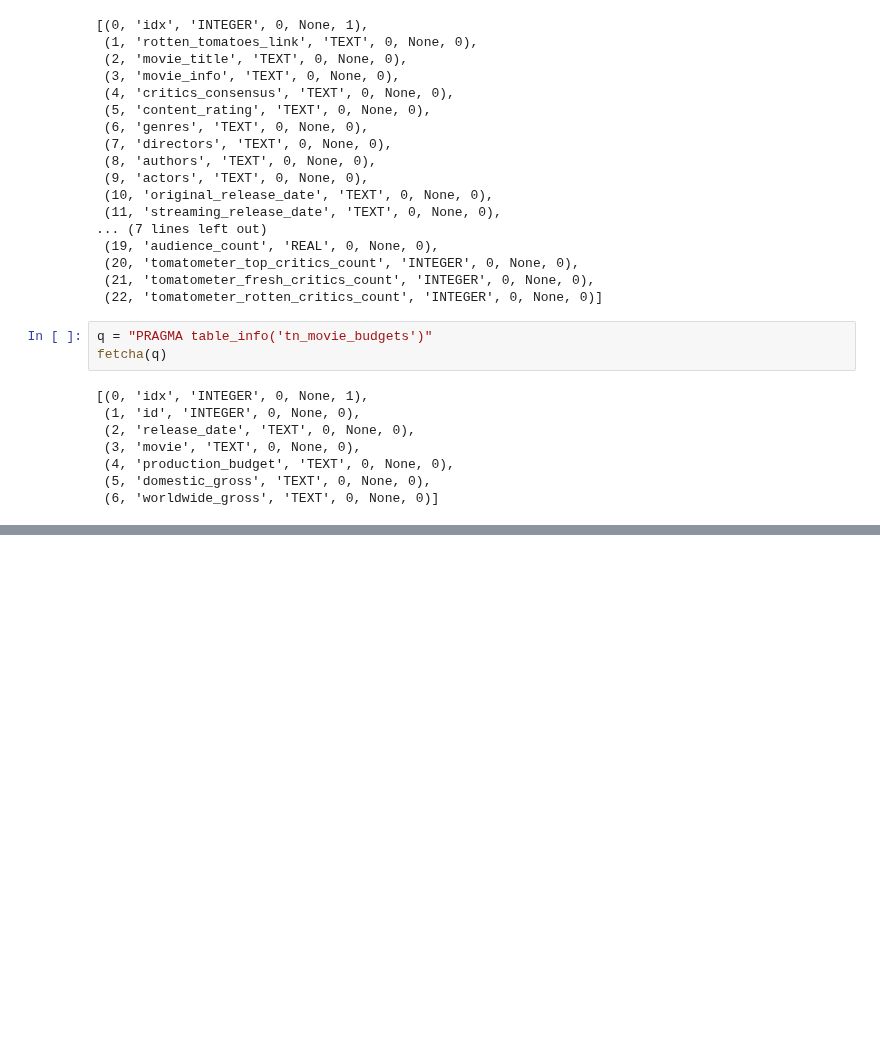
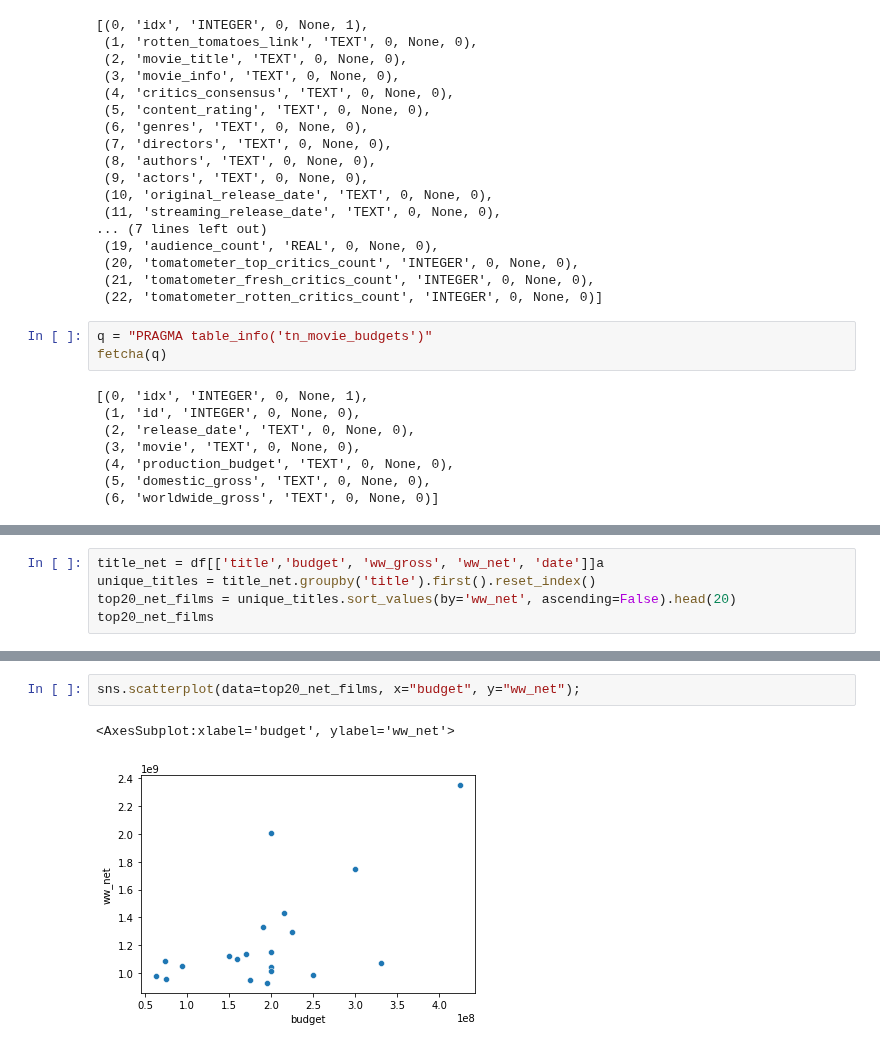
Before and after one commit to jeffreyhwatson/MS_Box_Office_Insights, a Jupyter notebook: rt_tn_workspace.ipynb, the cells around one changed output, grey strips where cells are left out. Drawn from its saved outputs; the diff is of its cells as text; blank space fills up the shorter version.

```diff
--- a/rt_tn_workspace.ipynb
+++ b/rt_tn_workspace.ipynb
@@ -94,0 +210,5 @@ df.loc[df['movie_title'] == 'Mad Max']
+# %%
+title_net = df[['title','budget', 'ww_gross', 'ww_net', 'date']]a
+unique_titles = title_net.groupby('title').first().reset_index()
+top20_net_films = unique_titles.sort_values(by='ww_net', ascending=False).head(20)
+top20_net_films
@@ -94,0 +233,5 @@ df.loc[df['movie_title'] == 'Mad Max']
+# %%
+sns.scatterplot(data=top20_net_films, x="budget", y="ww_net");
+# %% [output]
+<AxesSubplot:xlabel='budget', ylabel='ww_net'>
+[figure, added]
```
Also changed, not shown: parts of 19 cells of this notebook, 1 other file.
